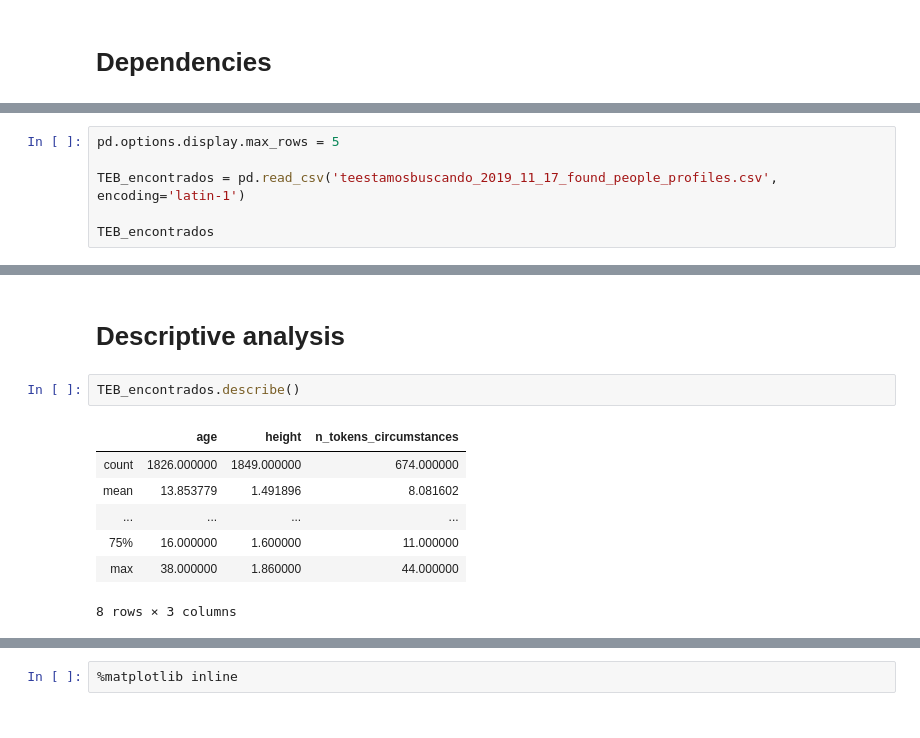
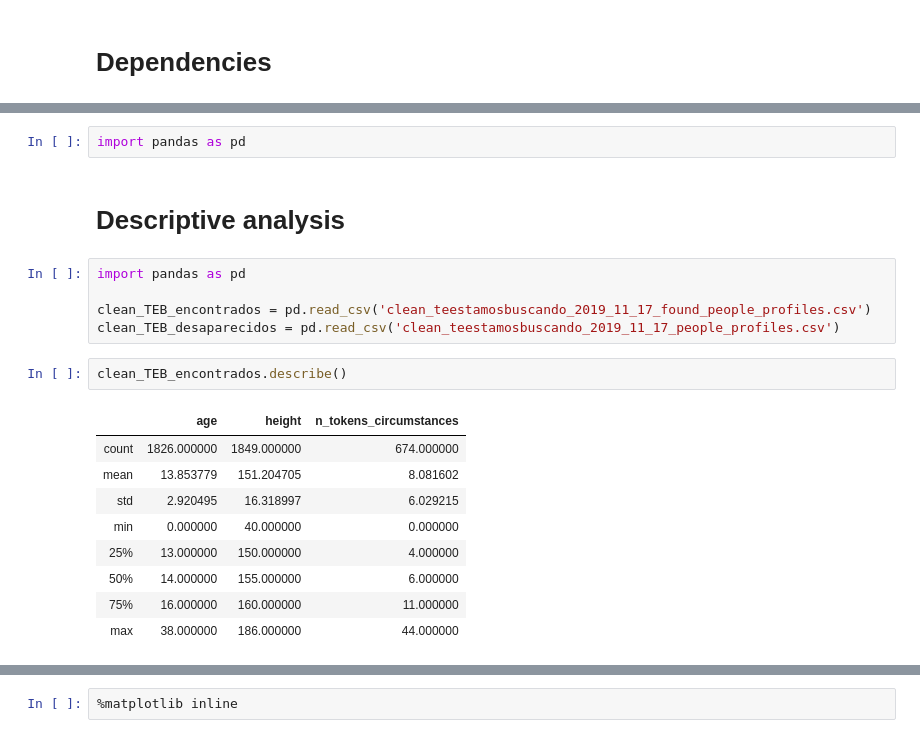
Before and after one commit to royrimachi/te_estamos_buscando_ws, a Jupyter notebook: TEB-Encontrados.ipynb, the cells around one changed output, grey strips where cells are left out. Cells and saved outputs as stored; diff of their text form.

```diff
--- a/TEB-Encontrados.ipynb
+++ b/TEB-Encontrados.ipynb
@@ -12,6 +2,0 @@ import re
-# %%
-pd.options.display.max_rows = 5
-
-TEB_encontrados = pd.read_csv('teestamosbuscando_2019_11_17_found_people_profiles.csv', encoding='latin-1')
-
-TEB_encontrados
@@ -177,12 +3,21 @@ TEB_encontrados
+# %%
+import pandas as pd
 # %% [markdown]
 # Descriptive analysis
+# %%
+import pandas as pd
+
+clean_TEB_encontrados = pd.read_csv('clean_teestamosbuscando_2019_11_17_found_people_profiles.csv')
+clean_TEB_desaparecidos = pd.read_csv('clean_teestamosbuscando_2019_11_17_people_profiles.csv')
 # %%
-TEB_encontrados.describe()
+clean_TEB_encontrados.describe()
 # %% [output]
 |  | age | height | n_tokens_circumstances |
 | count | 1826.000000 | 1849.000000 | 674.000000 |
-| mean | 13.853779 | 1.491896 | 8.081602 |
-| ... | ... | ... | ... |
-| 75% | 16.000000 | 1.600000 | 11.000000 |
-| max | 38.000000 | 1.860000 | 44.000000 |
+| mean | 13.853779 | 151.204705 | 8.081602 |
+| std | 2.920495 | 16.318997 | 6.029215 |
+| min | 0.000000 | 40.000000 | 0.000000 |
+| 25% | 13.000000 | 150.000000 | 4.000000 |
+| 50% | 14.000000 | 155.000000 | 6.000000 |
+| 75% | 16.000000 | 160.000000 | 11.000000 |
+| max | 38.000000 | 186.000000 | 44.000000 |
-8 rows × 3 columns
```
Also changed, not shown: parts of 31 cells of this notebook, 2 other files.
